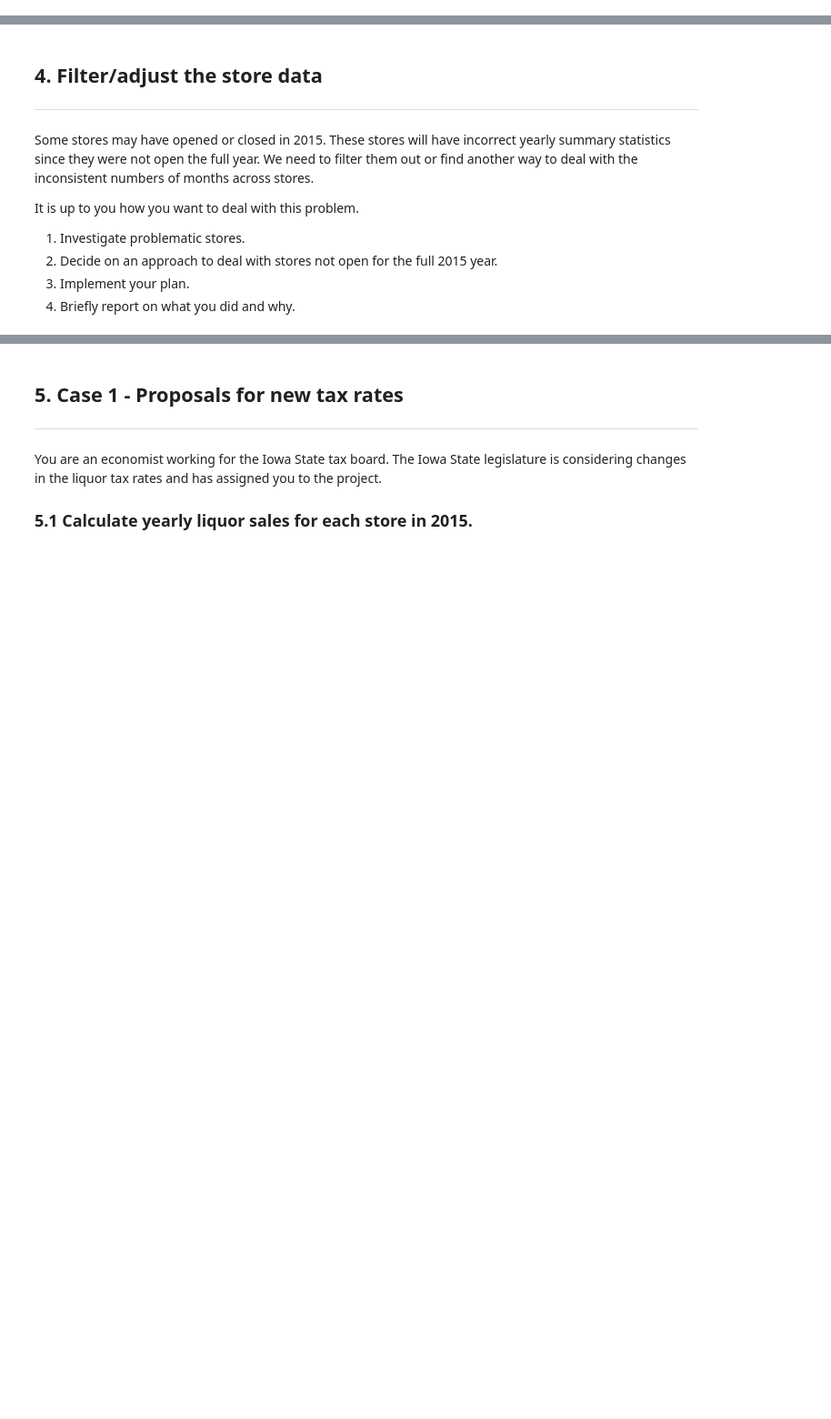
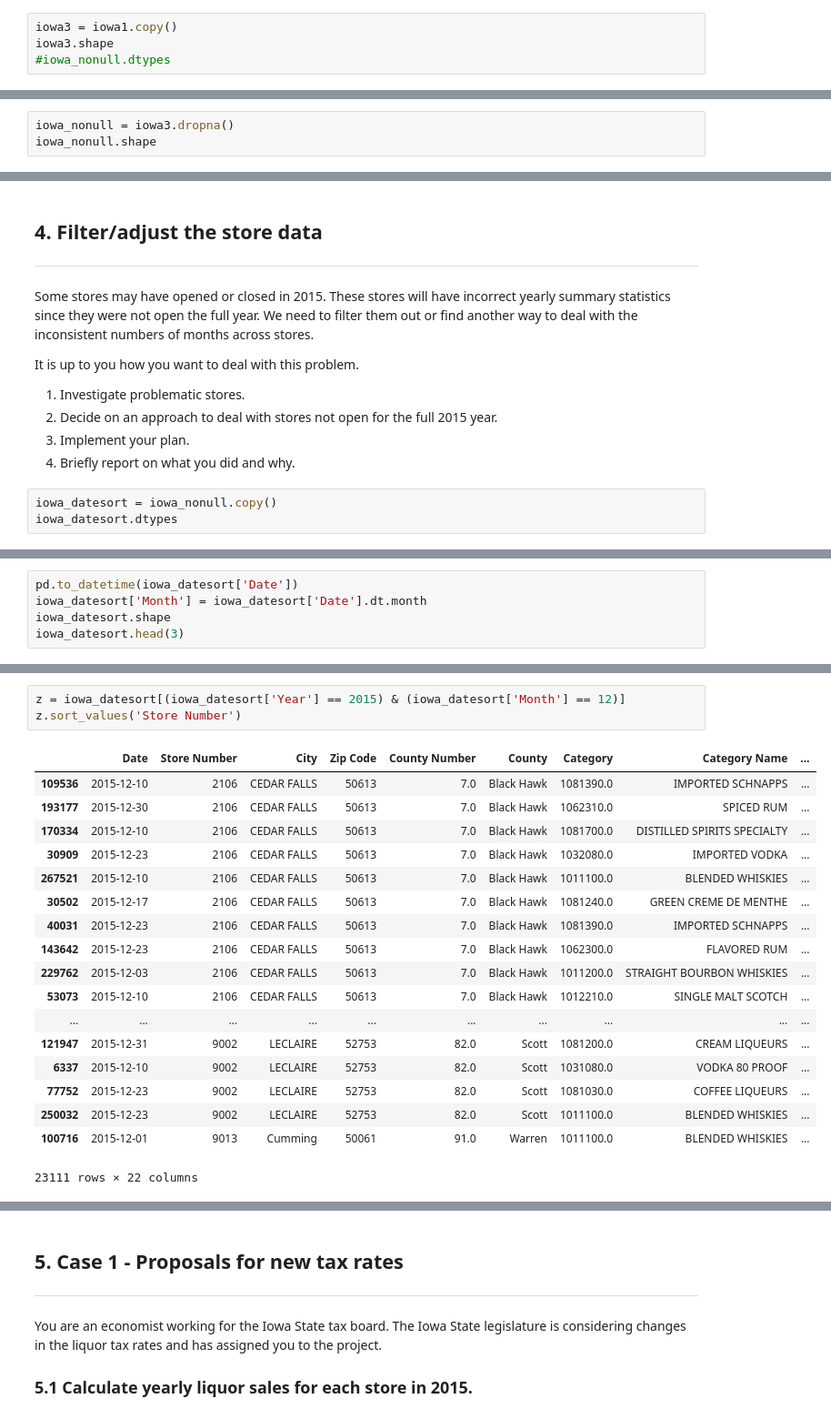
Before and after one commit to chablis8/Python-Pandas, a Jupyter notebook: exams/final/final_project/MT_take_home.ipynb, the cells around one changed output, grey strips where cells are left out. Shown: that part at 91% size. Saved outputs shown, nothing was run; the diff lists cells and outputs as text; blank space fills up the shorter version.

```diff
--- a/exams/final/final_project/MT_take_home.ipynb
+++ b/exams/final/final_project/MT_take_home.ipynb
@@ -124,3 +290,7 @@ iowa1[symb_corrupted]
 Cleaning of data can mean a lot more than just fixing strings and numbers in columns. There are often logical errors with data, useless or nonsensical categories, redundancy of information, outliers, and many more problems.
 
 This dataset has problems beyond just fixing the types of columns. Keep in mind that some types of "data cleaning" is subjective: it's not always a cut-and-dry conversion of type or removal of null values. Subjectivity when dealing with data is just a fact of life when dealing with data. This isn't a kind of programming where things are just right or wrong.
+# %%
+iowa3 = iowa1.copy()
+iowa3.shape
+#iowa_nonull.dtypes
@@ -179,0 +319,3 @@ testing my new branch
+# %%
+iowa_nonull = iowa3.dropna()
+iowa_nonull.shape
@@ -191,3 +335,6 @@ It is up to you how you want to deal with this problem.
 2. Decide on an approach to deal with stores not open for the full 2015 year.
 3. Implement your plan.
 4. Briefly report on what you did and why.
+# %%
+iowa_datesort = iowa_nonull.copy()
+iowa_datesort.dtypes
@@ -193,0 +359,5 @@ It is up to you how you want to deal with this problem.
+# %%
+pd.to_datetime(iowa_datesort['Date'])
+iowa_datesort['Month'] = iowa_datesort['Date'].dt.month
+iowa_datesort.shape
+iowa_datesort.head(3)
@@ -193,0 +370,22 @@ It is up to you how you want to deal with this problem.
+# %%
+z = iowa_datesort[(iowa_datesort['Year'] == 2015) & (iowa_datesort['Month'] == 12)]
+z.sort_values('Store Number')
+# %% [output]
+|  | Date | Store Number | City | Zip Code | County Number | County | Category | Category Name | ... |
+| 109536 | 2015-12-10 | 2106 | CEDAR FALLS | 50613 | 7.0 | Black Hawk | 1081390.0 | IMPORTED SCHNAPPS | ... |
+| 193177 | 2015-12-30 | 2106 | CEDAR FALLS | 50613 | 7.0 | Black Hawk | 1062310.0 | SPICED RUM | ... |
+| 170334 | 2015-12-10 | 2106 | CEDAR FALLS | 50613 | 7.0 | Black Hawk | 1081700.0 | DISTILLED SPIRITS SPECIALTY | ... |
+| 30909 | 2015-12-23 | 2106 | CEDAR FALLS | 50613 | 7.0 | Black Hawk | 1032080.0 | IMPORTED VODKA | ... |
+| 267521 | 2015-12-10 | 2106 | CEDAR FALLS | 50613 | 7.0 | Black Hawk | 1011100.0 | BLENDED WHISKIES | ... |
+| 30502 | 2015-12-17 | 2106 | CEDAR FALLS | 50613 | 7.0 | Black Hawk | 1081240.0 | GREEN CREME DE MENTHE | ... |
+| 40031 | 2015-12-23 | 2106 | CEDAR FALLS | 50613 | 7.0 | Black Hawk | 1081390.0 | IMPORTED SCHNAPPS | ... |
+| 143642 | 2015-12-23 | 2106 | CEDAR FALLS | 50613 | 7.0 | Black Hawk | 1062300.0 | FLAVORED RUM | ... |
+| 229762 | 2015-12-03 | 2106 | CEDAR FALLS | 50613 | 7.0 | Black Hawk | 1011200.0 | STRAIGHT BOURBON WHISKIES | ... |
+| 53073 | 2015-12-10 | 2106 | CEDAR FALLS | 50613 | 7.0 | Black Hawk | 1012210.0 | SINGLE MALT SCOTCH | ... |
+| ... | ... | ... | ... | ... | ... | ... | ... | ... | ... |
+| 121947 | 2015-12-31 | 9002 | LECLAIRE | 52753 | 82.0 | Scott | 1081200.0 | CREAM LIQUEURS | ... |
+| 6337 | 2015-12-10 | 9002 | LECLAIRE | 52753 | 82.0 | Scott | 1031080.0 | VODKA 80 PROOF | ... |
+| 77752 | 2015-12-23 | 9002 | LECLAIRE | 52753 | 82.0 | Scott | 1081030.0 | COFFEE LIQUEURS | ... |
+| 250032 | 2015-12-23 | 9002 | LECLAIRE | 52753 | 82.0 | Scott | 1011100.0 | BLENDED WHISKIES | ... |
+| 100716 | 2015-12-01 | 9013 | Cumming | 50061 | 91.0 | Warren | 1011100.0 | BLENDED WHISKIES | ... |
+23111 rows × 22 columns
```
Also changed, not shown: parts of 61 cells of this notebook, 2 other files.
